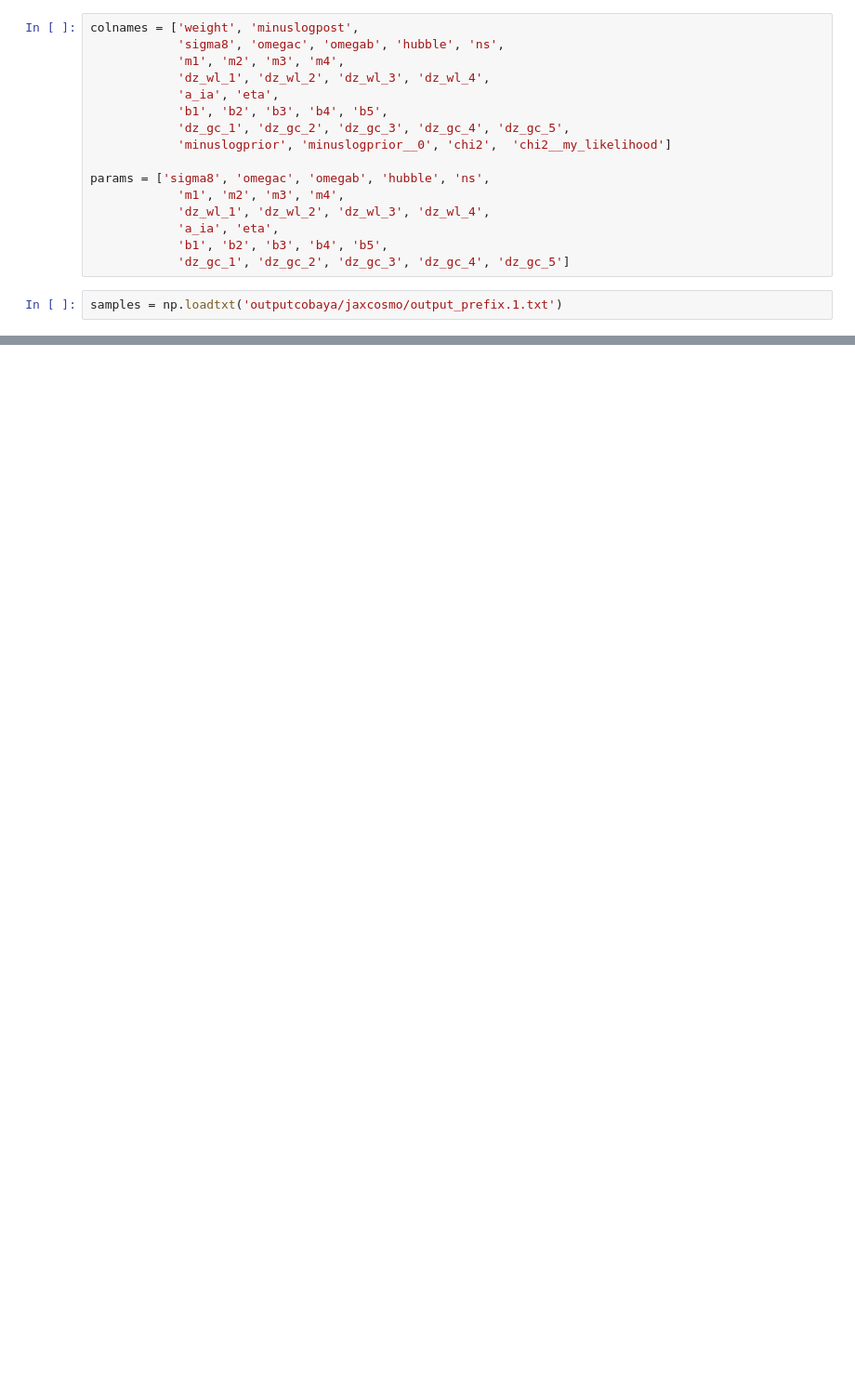
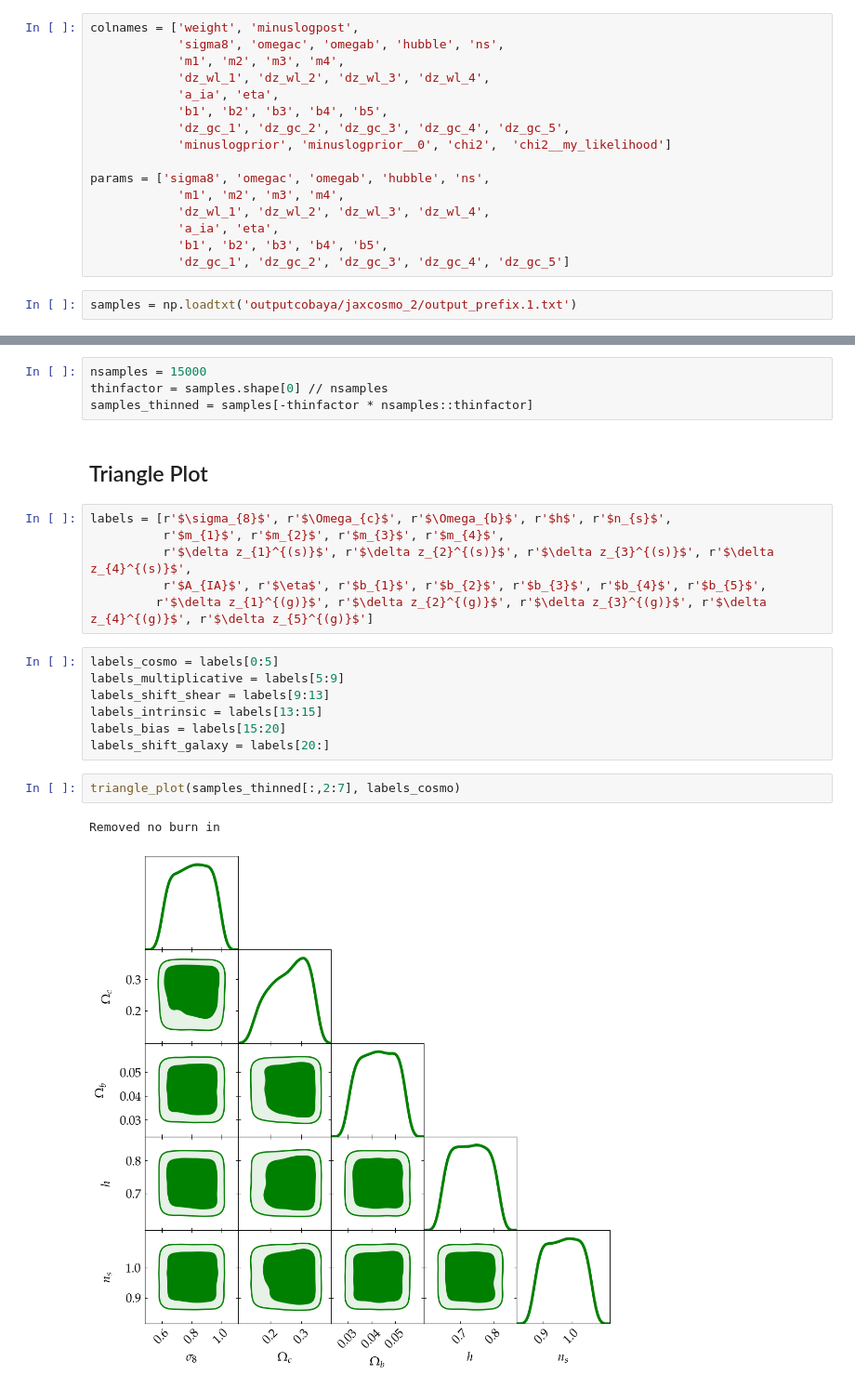
Before and after one commit to Harry45/DESEMU, a Jupyter notebook: samplecobaya.ipynb, the cells around one changed output, grey strips where cells are left out. Shown at 93% size. Cells and saved outputs as stored; diff of their text form; blank space fills up the shorter version.

```diff
--- a/samplecobaya.ipynb
+++ b/samplecobaya.ipynb
@@ -20,4 +84,4 @@ params = ['sigma8', 'omegac', 'omegab', 'hubble', 'ns',
             'b1', 'b2', 'b3', 'b4', 'b5',
             'dz_gc_1', 'dz_gc_2', 'dz_gc_3', 'dz_gc_4', 'dz_gc_5']
 # %%
-samples = np.loadtxt('outputcobaya/jaxcosmo/output_prefix.1.txt')
+samples = np.loadtxt('outputcobaya/jaxcosmo_2/output_prefix.1.txt')
@@ -40,0 +101,24 @@ plt.show()
+# %%
+nsamples = 15000
+thinfactor = samples.shape[0] // nsamples
+samples_thinned = samples[-thinfactor * nsamples::thinfactor]
+# %% [markdown]
+## Triangle Plot
+# %%
+labels = [r'$\sigma_{8}$', r'$\Omega_{c}$', r'$\Omega_{b}$', r'$h$', r'$n_{s}$',
+          r'$m_{1}$', r'$m_{2}$', r'$m_{3}$', r'$m_{4}$',
+          r'$\delta z_{1}^{(s)}$', r'$\delta z_{2}^{(s)}$', r'$\delta z_{3}^{(s)}$', r'$\delta z_{4}^{(s)}$',
+          r'$A_{IA}$', r'$\eta$', r'$b_{1}$', r'$b_{2}$', r'$b_{3}$', r'$b_{4}$', r'$b_{5}$',
+         r'$\delta z_{1}^{(g)}$', r'$\delta z_{2}^{(g)}$', r'$\delta z_{3}^{(g)}$', r'$\delta z_{4}^{(g)}$', r'$\delta z_{5}^{(g)}$']
+# %%
+labels_cosmo = labels[0:5]
+labels_multiplicative = labels[5:9]
+labels_shift_shear = labels[9:13]
+labels_intrinsic = labels[13:15]
+labels_bias = labels[15:20]
+labels_shift_galaxy = labels[20:]
+# %%
+triangle_plot(samples_thinned[:,2:7], labels_cosmo)
+# %% [output]
+Removed no burn in
+[figure, added]
```
Also changed, not shown: parts of 7 cells of this notebook, 3 other files.
